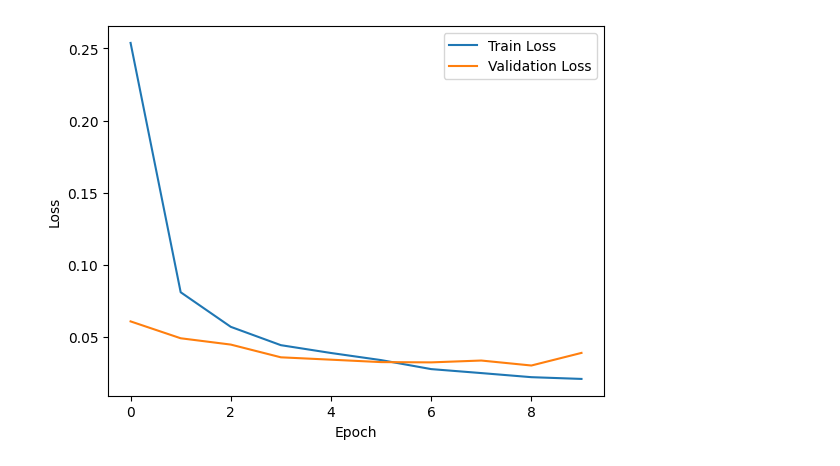
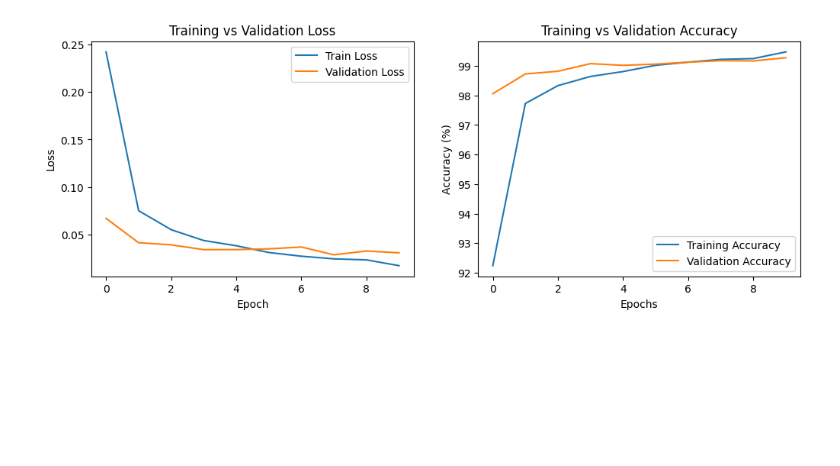
Before and after one commit to collin-garrison/mnist-digit-classifier, a Jupyter notebook: main.ipynb, the cells around one changed output. Saved outputs shown, nothing was run; the diff lists cells and outputs as text; code cells hidden in the pictures; blank space fills up the shorter version.

Commit message:
Track training accuracy and plot accuracies

```diff
--- a/main.ipynb
+++ b/main.ipynb
@@ -53,6 +53,7 @@ loss_fn = nn.CrossEntropyLoss()
 def train(loader):
     model.train()
     total_train_loss = 0.0
+    correct = 0
 
     for inputs, labels in loader:
         inputs, labels = inputs.to(device), labels.to(device)
@@ -60,16 +61,19 @@ def train(loader):
         outputs = model(inputs)
         loss = loss_fn(outputs, labels)
         total_train_loss += loss.item() * inputs.size(0)
+        preds = outputs.argmax(dim=1)
+        correct += (preds == labels).sum().item()
         loss.backward()
         optimizer.step()
 
     avg_loss = total_train_loss / len(loader.dataset)
-    return avg_loss
+    accuracy = 100 * correct / len(loader.dataset)
+    return avg_loss, accuracy
 
 def evaluate(loader):
     model.eval()
+    total_loss = 0.0
     correct = 0
-    total_loss = 0.0
 
     with torch.no_grad():
         for inputs, labels in loader:
@@ -85,19 +89,24 @@ def evaluate(loader):
     return avg_loss, accuracy
 # %%
 train_losses = []
+train_accs = []
 val_losses = []
+val_accs = []
 
 for epoch in range(NUM_EPOCHS):
-    train_loss = train(train_loader)
+    train_loss, train_acc = train(train_loader)
     val_loss, val_acc = evaluate(val_loader)
+
     print(
         f"Epoch [{epoch+1}/{NUM_EPOCHS}] "
-        f"Train Loss: {train_loss:.4f} | "
-        f"Val Loss: {val_loss:.4f} | "
-        f"Val Acc: {val_acc:.2f}%"
+        f"Train Loss: {train_loss:.4f} | Train Acc: {train_acc:.2f}% | "
+        f"Val Loss: {val_loss:.4f} | Val Acc: {val_acc:.2f}%"
     )
+
     train_losses.append(train_loss)
+    train_accs.append(train_acc)
     val_losses.append(val_loss)
+    val_accs.append(val_acc)
 
 test_loss, test_acc = evaluate(test_loader)
 print(f"Final Test Accuracy: {test_acc:.2f}%")
@@ -116,9 +125,20 @@ Final Test Accuracy: 99.18%
 # %%
-plt.plot(train_losses, label="Train Loss")
-plt.plot(val_losses, label="Validation Loss")
-plt.xlabel("Epoch")
-plt.ylabel("Loss")
-plt.legend()
+fig, (ax1, ax2) = plt.subplots(1, 2, figsize=(12,4))
+
+ax1.plot(train_losses, label="Train Loss")
+ax1.plot(val_losses, label="Validation Loss")
+ax1.set_xlabel("Epoch")
+ax1.set_ylabel("Loss")
+ax1.set_title("Training vs Validation Loss")
+ax1.legend()
+
+ax2.plot(train_accs, label="Training Accuracy")
+ax2.plot(val_accs, label="Validation Accuracy")
+ax2.set_xlabel("Epochs")
+ax2.set_ylabel("Accuracy (%)")
+ax2.set_title("Training vs Validation Accuracy")
+ax2.legend()
+
 plt.show()
 # %% [output]
-[figure, old version]
+[figure, new version]
```
Also changed, not shown: parts of 1 cell of this notebook.
